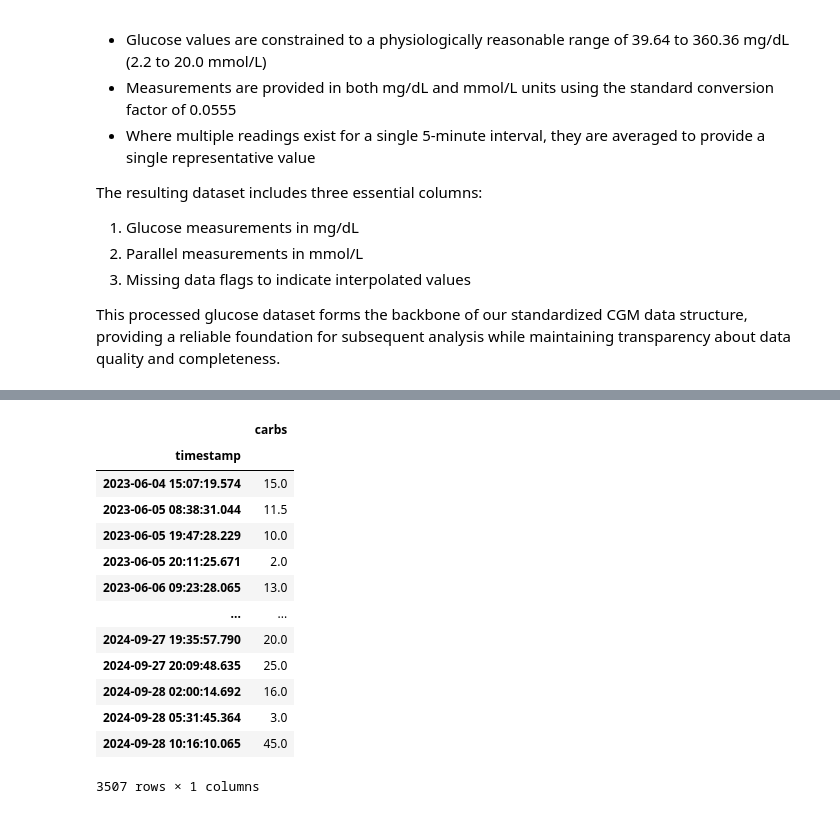
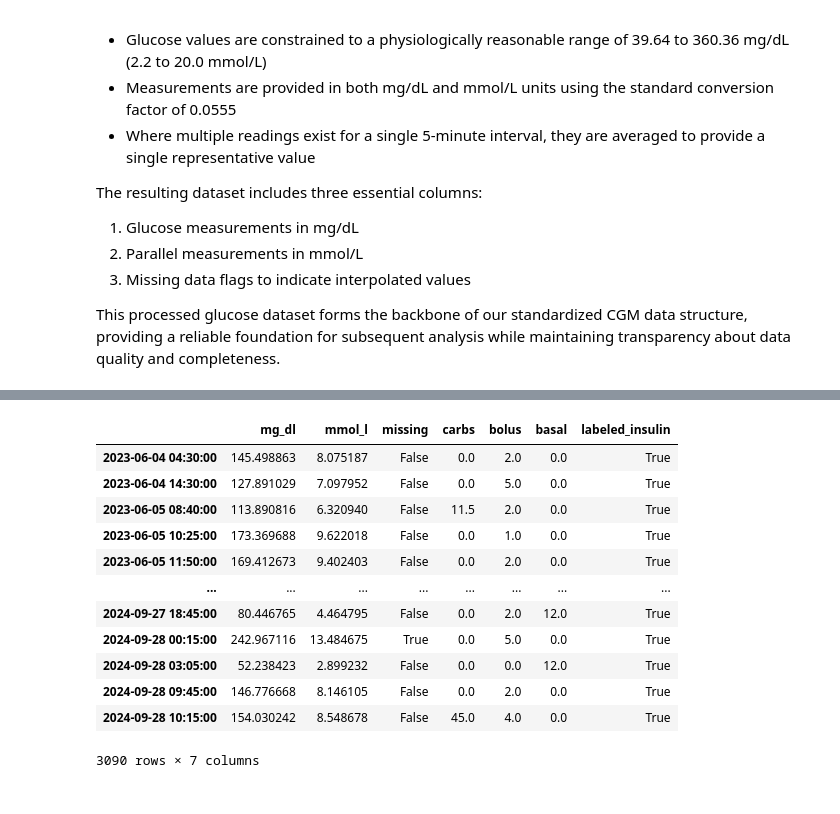
Before and after one commit to Warren8824/cgm-data-processor, a Jupyter notebook: notebooks/examples/load_and_export_data.ipynb, the cells around one changed output, grey strips where cells are left out. Drawn from its saved outputs; the diff is of its cells as text; code cells hidden in the pictures.

```diff
--- a/notebooks/examples/load_and_export_data.ipynb
+++ b/notebooks/examples/load_and_export_data.ipynb
@@ -243,17 +287,18 @@ insulin_df
 # %%
-carb_df
+aligned_df.to_csv('../../data/complete.csv')
-# %% [output]
-|  | carbs |
-| timestamp |  |
-| 2023-06-04 15:07:19.574 | 15.0 |
-| 2023-06-05 08:38:31.044 | 11.5 |
-| 2023-06-05 19:47:28.229 | 10.0 |
-| 2023-06-05 20:11:25.671 | 2.0 |
-| 2023-06-06 09:23:28.065 | 13.0 |
-| ... | ... |
-| 2024-09-27 19:35:57.790 | 20.0 |
-| 2024-09-27 20:09:48.635 | 25.0 |
-| 2024-09-28 02:00:14.692 | 16.0 |
-| 2024-09-28 05:31:45.364 | 3.0 |
-| 2024-09-28 10:16:10.065 | 45.0 |
-3507 rows × 1 columns
+# %%
+aligned_df[aligned_df['labeled_insulin'] == True]
+# %% [output]
+|  | mg_dl | mmol_l | missing | carbs | bolus | basal | labeled_insulin |
+| 2023-06-04 04:30:00 | 145.498863 | 8.075187 | False | 0.0 | 2.0 | 0.0 | True |
+| 2023-06-04 14:30:00 | 127.891029 | 7.097952 | False | 0.0 | 5.0 | 0.0 | True |
+| 2023-06-05 08:40:00 | 113.890816 | 6.320940 | False | 11.5 | 2.0 | 0.0 | True |
+| 2023-06-05 10:25:00 | 173.369688 | 9.622018 | False | 0.0 | 1.0 | 0.0 | True |
+| 2023-06-05 11:50:00 | 169.412673 | 9.402403 | False | 0.0 | 2.0 | 0.0 | True |
+| ... | ... | ... | ... | ... | ... | ... | ... |
+| 2024-09-27 18:45:00 | 80.446765 | 4.464795 | False | 0.0 | 2.0 | 12.0 | True |
+| 2024-09-28 00:15:00 | 242.967116 | 13.484675 | True | 0.0 | 5.0 | 0.0 | True |
+| 2024-09-28 03:05:00 | 52.238423 | 2.899232 | False | 0.0 | 0.0 | 12.0 | True |
+| 2024-09-28 09:45:00 | 146.776668 | 8.146105 | False | 0.0 | 2.0 | 0.0 | True |
+| 2024-09-28 10:15:00 | 154.030242 | 8.548678 | False | 45.0 | 4.0 | 0.0 | True |
+3090 rows × 7 columns
```
Also changed, not shown: parts of 7 cells of this notebook.
